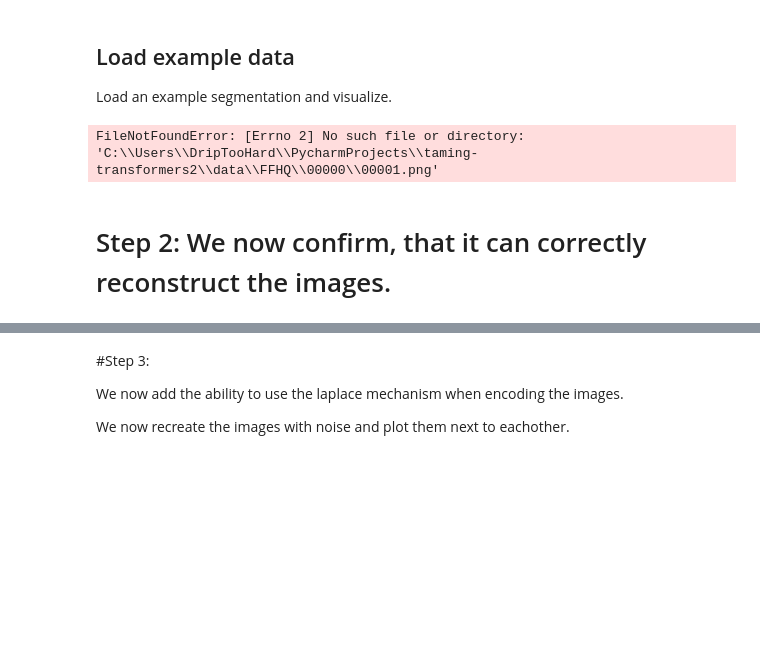
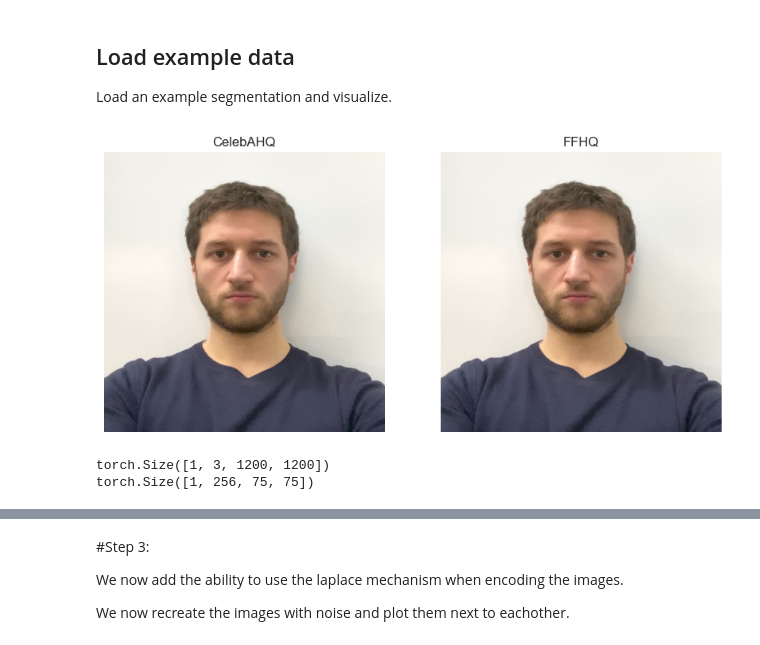
Before and after one commit to BrugerX/taming-transformers, a Jupyter notebook: scripts/Prelimenary_Laplace_Mechanism.ipynb, the cells around one changed output, grey strips where cells are left out. Drawn from its saved outputs; the diff is of its cells as text; code cells hidden in the pictures; blank space fills up the shorter version.

```diff
--- a/scripts/Prelimenary_Laplace_Mechanism.ipynb
+++ b/scripts/Prelimenary_Laplace_Mechanism.ipynb
@@ -101,40 +101,39 @@ from PIL import Image
 
 # Define the function to load an image as a tensor
 def load_image_tensor(path):
     image = Image.open(path)
     transform = transforms.Compose([
         transforms.PILToTensor()
     ])
     img_tensor = transform(image).permute(1,2,0).float()/255
     return img_tensor.permute(2, 0, 1).unsqueeze(0)
 
 # Load the images
 AHQ_example_path = r"C:\Users\DripTooHard\Pictures\DivVisaApp.jpg"
-FFHQ_example_path = r"C:\Users\DripTooHard\PycharmProjects\taming-transformers2\data\FFHQ\00000\00001.png"
+FFHQ_example_path = AHQ_example_path
 
 AHQ_image = load_image_tensor(AHQ_example_path)
 FFHQ_image = load_image_tensor(FFHQ_example_path)
 
 # Plot the images with titles
 plt.figure(figsize=(10, 5))
 plt.subplot(1, 2, 1)
 plt.imshow(AHQ_image[0].permute(1, 2, 0))
 plt.title('CelebAHQ')
 plt.axis('off')  # Hide the axis
 
 plt.subplot(1, 2, 2)
 plt.imshow(FFHQ_image[0].permute(1, 2, 0))
 plt.title('FFHQ')
 plt.axis('off')  # Hide the axis
 
 plt.show()
 # %% [output]
-FileNotFoundError: [Errno 2] No such file or directory: 'C:\\Users\\DripTooHard\\PycharmProjects\\taming-transformers2\\data\\FFHQ\\00000\\00001.png'
+[figure, added]
-# %% [markdown]
-# Step 2: We now confirm, that it can correctly reconstruct the images.
 # %%
 def deconstruct_reconstruct(image):
     image = image.type(torch.FloatTensor)  # Ensure the image tensor is of type FloatTensor
+    print(image.shape)
     image_zq, image_z_indices = model.encode_to_z(image)
     image_recon = model.decode_to_img(image_z_indices, image_zq.shape)
     return image_recon
@@ -142,6 +141,9 @@ def deconstruct_reconstruct(image):
 model.set_epsilon(0.9)
 recon = deconstruct_reconstruct(AHQ_image)
 recon = recon
+# %% [output]
+torch.Size([1, 3, 1200, 1200])
+torch.Size([1, 256, 75, 75])
 # %%
 # Plot the images with titles
 plt.figure(figsize=(10, 5))
```
Also changed, not shown: parts of 1 cell of this notebook, 3 other files.
